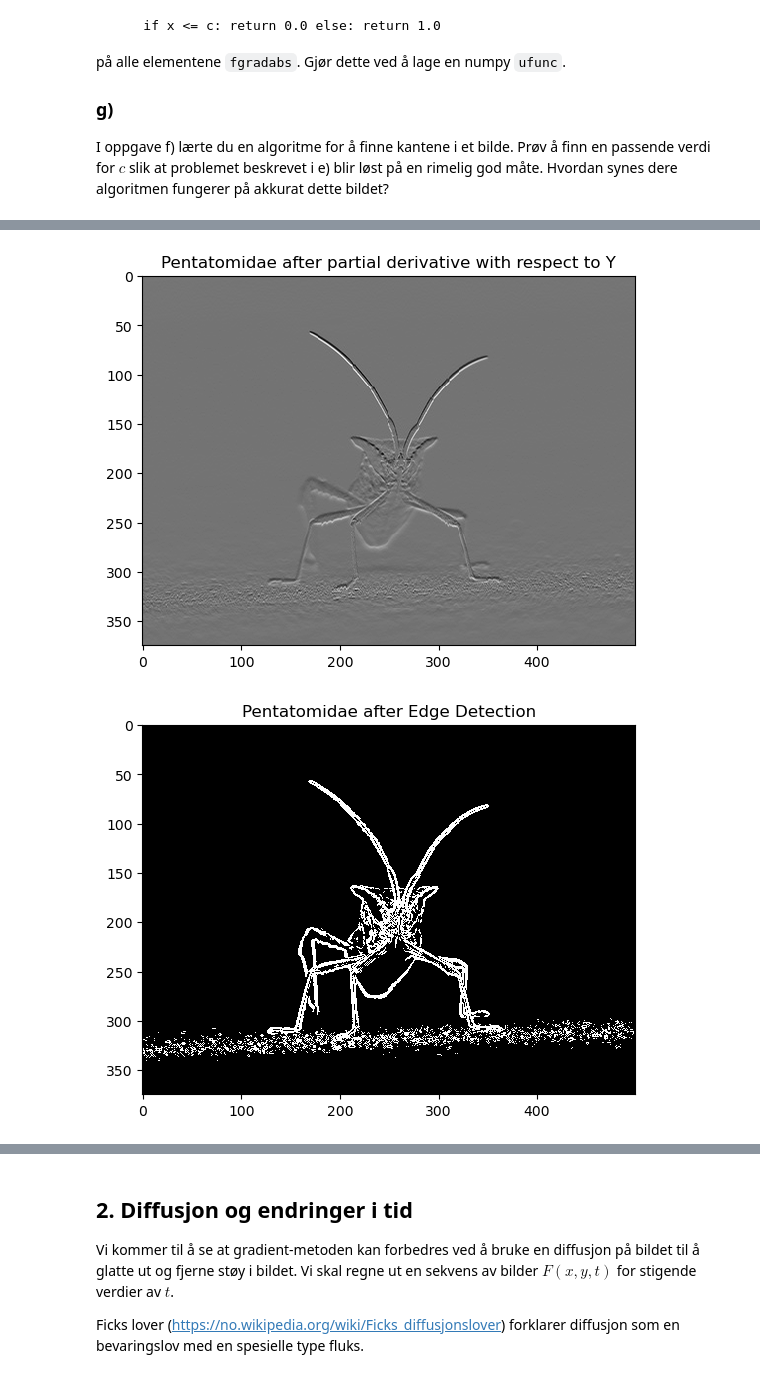
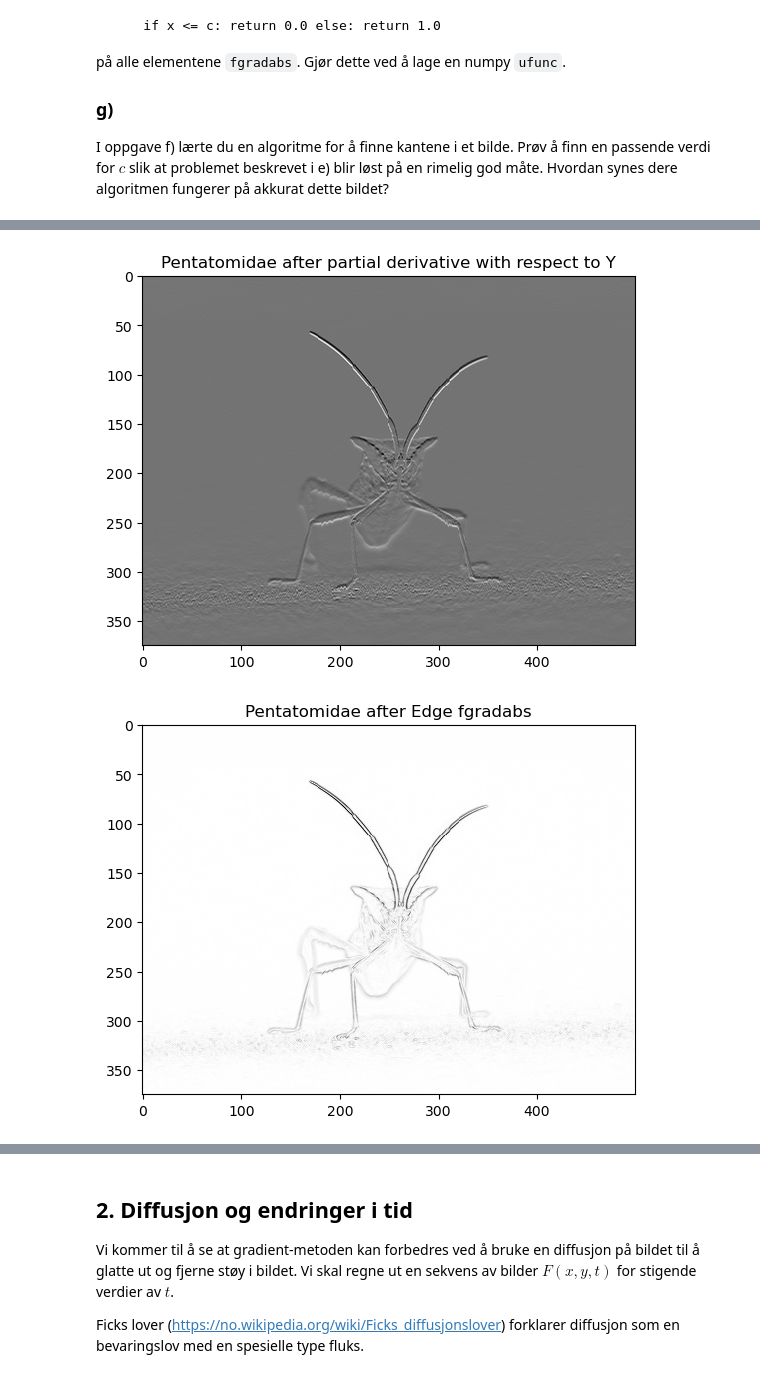
Before and after one commit to AugOks/Gruppe5Prosjekt, a Jupyter notebook: D_data (3).ipynb, the cells around one changed output, grey strips where cells are left out. Drawn from its saved outputs; the diff is of its cells as text; code cells hidden in the pictures.

```diff
--- a/D_data (3).ipynb
+++ b/D_data (3).ipynb
@@ -106,21 +106,21 @@ image = img[:,:,-1]
 image = image.astype(np.float64)
 
 #Defining a arbitrary smooth functions
-def f(x,y):
+def F(x,y):
     return image[y,x]
 #Task A/B
 #Partial derivative numerical function on x
-def f_x(x,y, Dx):
+def F_x(x,y, Dx):
+    return (F(x + Dx, y) -  F(x-Dx, y)) /2*Dx
 
-    return (f(x + Dx, y) -  f(x-Dx, y)) /2*Dx
 #Partial derivative numerical function on y
-def f_y(x,y,Dy):
+def F_y(x,y,Dy):
     return (f(x , y + Dy) -  f(x, y-Dy)) /2*Dy
 
 for i in range(1,Sy-1):
     for j in range(1,Sx-1):
-       fx[i,j]= f_x(j,i,1)
-       fy[i,j] = f_y(j, i, 1)
+       fx[i,j]= F_x(j,i,1)
+       fy[i,j] = F_y(j, i, 1)
 
 plt.imshow(fx, cmap=cmap, interpolation='none')
 plt.title("Pentatomidae after partial derivative with respect to X")
@@ -148,34 +148,35 @@ for k in range(1, Sy):
 
 plt.imshow(fgradabs, cmap="Greys", interpolation='none')
 plt.title("Pentatomidae after Edge fgradabs")
+plt.show();
 
 #Task F
 def kutt(x,c):
     C = c # du kan prøve å endre på denne verdien
-    value = 0
-    if x <= C: value = 1
+    value = 0.0
+    if x <= C: value = 1.0
     return value
 
 #This block of code proves we know what ufuncs are and how to implement them but python is throwing Typerrors when showing the image.
 """
 kutt = np.frompyfunc(kutt, 1 ,1)
 kant = kutt([fgradabs])
 temp = edge_detection.astype(np.float64)
 kant = temp[-1,:,:]
 """
 #Task F/G
 image = img[:,:,-1] #mg has 3
 image = image.astype(np.float64)
 
 for k in range(1, Sy):
     for h in range(1, Sx):
         fgradabs[k,h] = kutt(fgradabs[k,h],0.1)
 
 
 plt.imshow(fgradabs, cmap="Greys", interpolation='none')
 plt.title("Pentatomidae after Edge Detection")
 plt.show()
 # %% [output]
 [figure]
 [figure]
-[figure, old version]
+[figure, new version]
```
Also changed, not shown: parts of 3 cells of this notebook.
